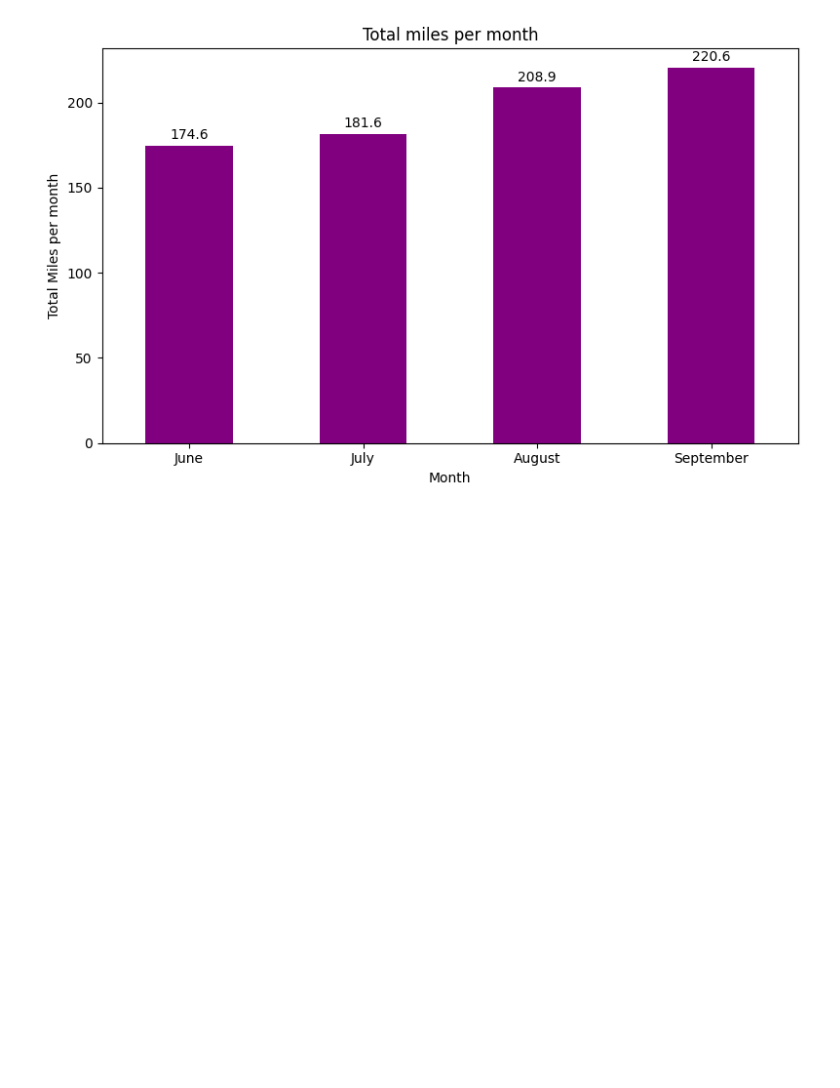
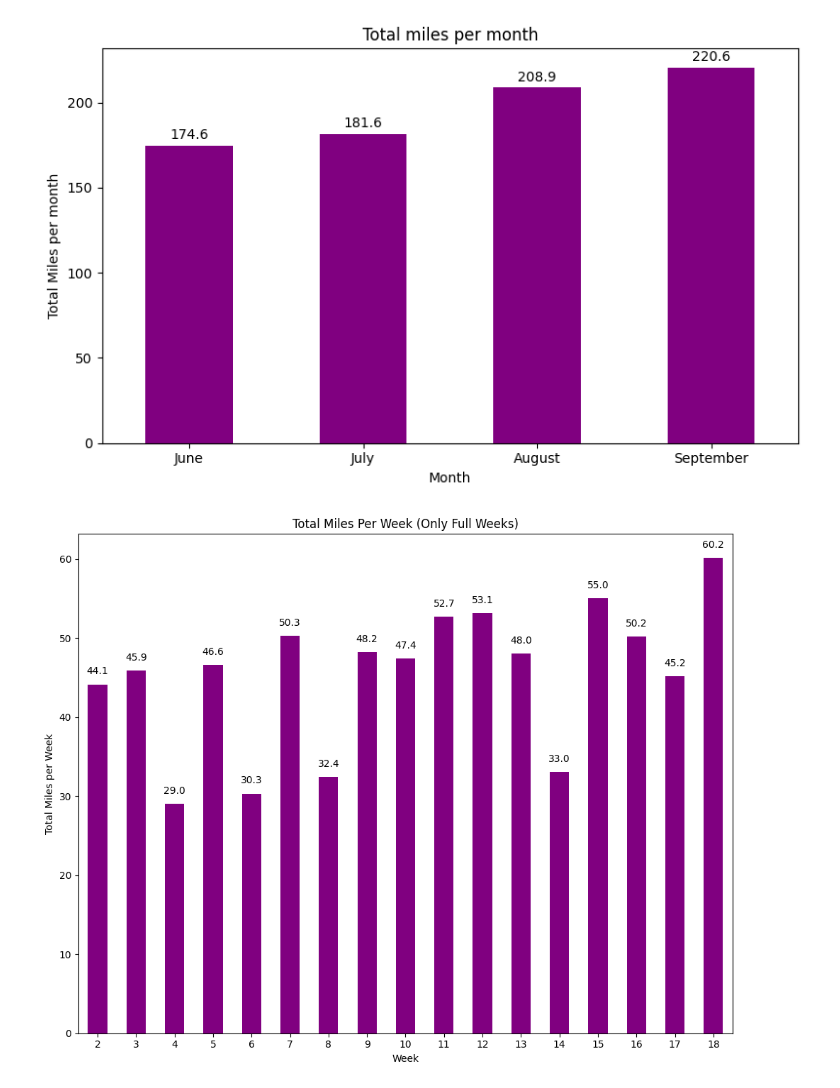
Before and after one commit to JakeBowen2005/Working_With_Garmin_Data, a Jupyter notebook: larger_dataset_visuals.ipynb, the cells around one changed output. Drawn from its saved outputs; the diff is of its cells as text; code cells hidden in the pictures; blank space fills up the shorter version.

Commit message:
Chart with total miles per week only for full weeks with labels on top of each chart

```diff
--- a/larger_dataset_visuals.ipynb
+++ b/larger_dataset_visuals.ipynb
@@ -130,3 +130,32 @@ plt.tight_layout()
 plt.show()
 # %% [output]
 [figure]
+# %%
+#Average Miles per Week by month
+
+#Only full weeks included
+miles_per_week = data.groupby("Week")["Distance"].sum()
+miles_per_week = miles_per_week[miles_per_week > 20]
+
+#Chart
+plt.figure(figsize=(10,8))
+miles_per_week.plot(kind="bar", color="purple")
+plt.title("Total Miles Per Week (Only Full Weeks)")
+plt.xlabel("Week")
+plt.ylabel("Total Miles per Week")
+plt.xticks(rotation=0)
+
+for i, value in enumerate(miles_per_week):
+    plt.text(
+        x=i,
+        y=value + 1,
+        s=f"{value:.1f}",
+        fontsize=10,
+        color="black",
+        ha="center",
+        va="bottom",
+    )
+
+plt.tight_layout()
+# %% [output]
+[figure, added]
```
